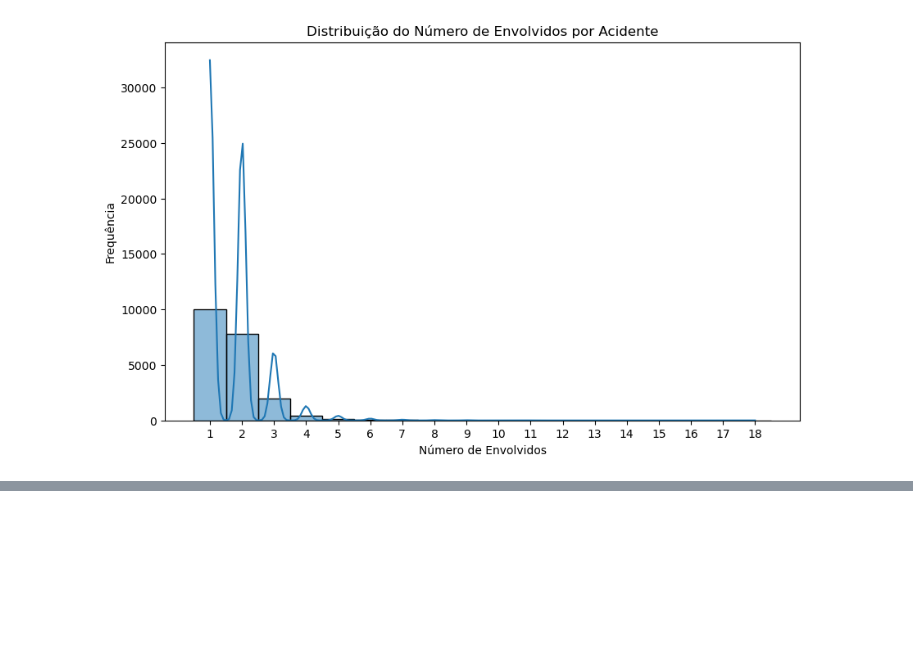
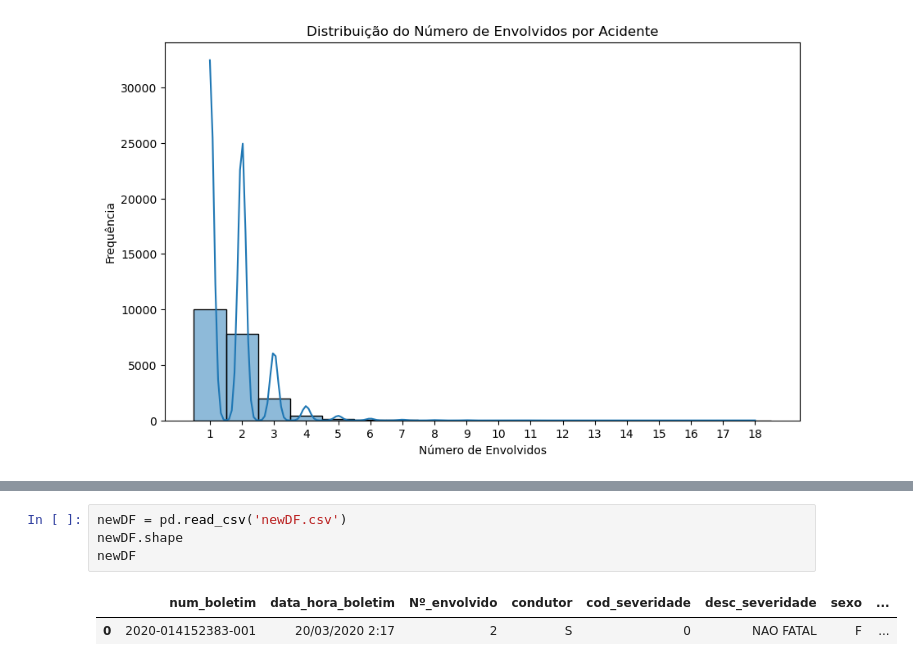
Before and after one commit to eduardonicioli/mineracao_dados, a Jupyter notebook: projetoAcidentes.ipynb, the cells around one changed output, grey strips where cells are left out. Drawn from its saved outputs; the diff is of its cells as text; blank space fills up the shorter version.

```diff
--- a/projetoAcidentes.ipynb
+++ b/projetoAcidentes.ipynb
@@ -396,0 +506,7 @@ plt.show()
+# %%
+newDF = pd.read_csv('newDF.csv')
+newDF.shape
+newDF
+# %% [output]
+|  | num_boletim | data_hora_boletim | Nº_envolvido | condutor | cod_severidade | desc_severidade | sexo | ... |
+| 0 | 2020-014152383-001 | 20/03/2020 2:17 | 2 | S | 0 | NAO FATAL | F | ... |
```
Also changed, not shown: parts of 14 cells of this notebook, 2 other files.
